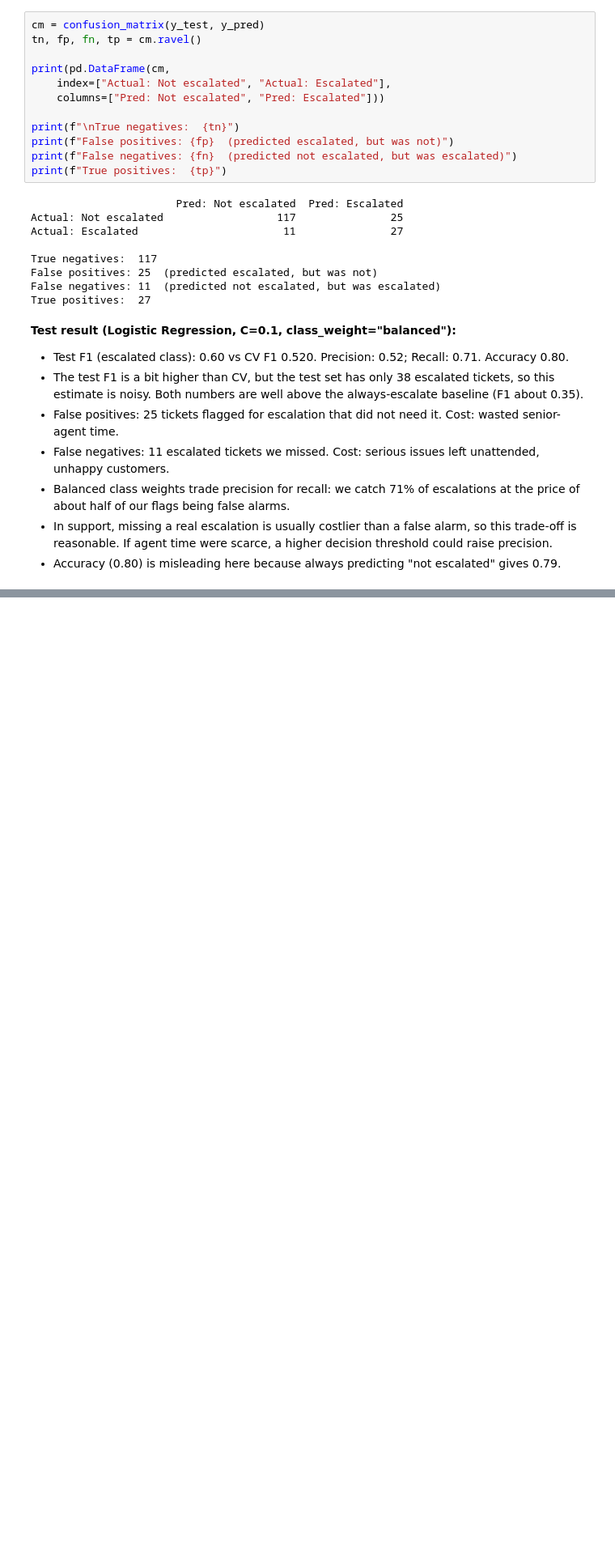
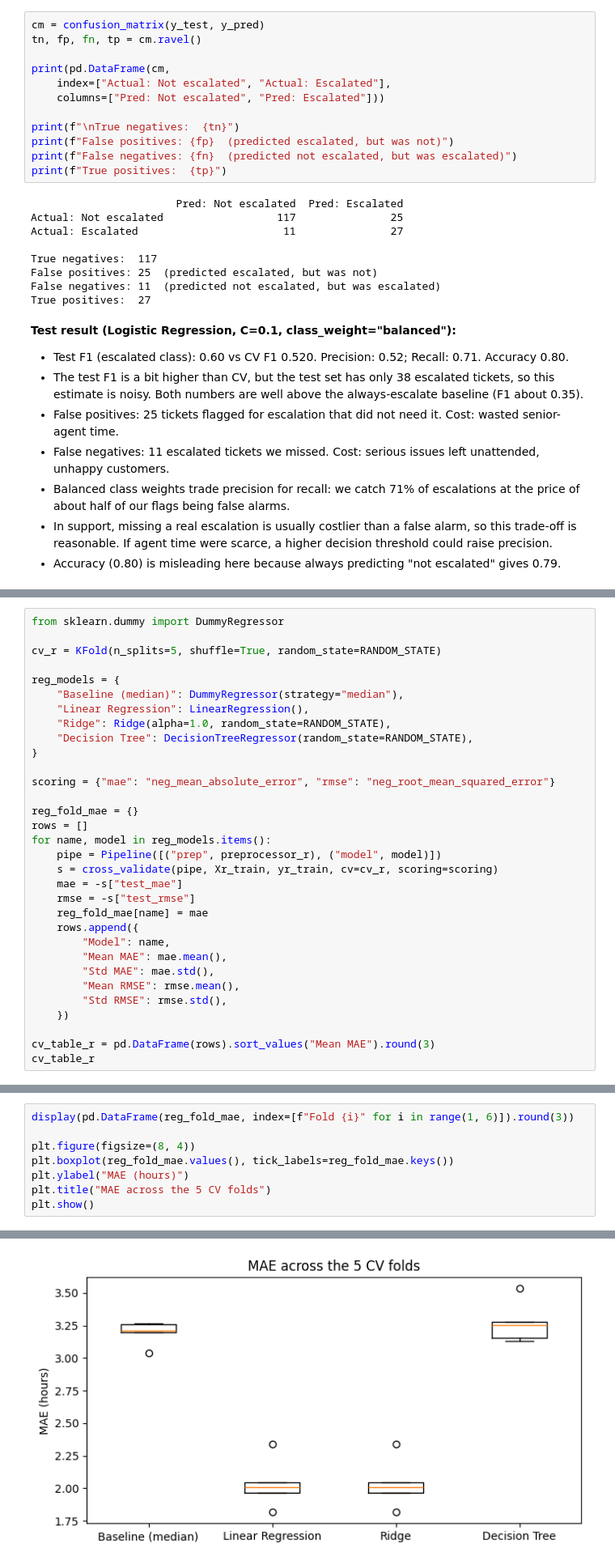
Before and after one commit to Ruhama-Beshada/Ticket-escalation-and-resolution-time-ml, a Jupyter notebook: ticket_analysis.ipynb, the cells around one changed output, grey strips where cells are left out. Shown at 81% size. Drawn from its saved outputs; the diff is of its cells as text; blank space fills up the shorter version.

```diff
--- a/ticket_analysis.ipynb
+++ b/ticket_analysis.ipynb
@@ -338,0 +369,32 @@ True positives:  27
+# %%
+from sklearn.dummy import DummyRegressor
+
+cv_r = KFold(n_splits=5, shuffle=True, random_state=RANDOM_STATE)
+
+reg_models = {
+    "Baseline (median)": DummyRegressor(strategy="median"),
+    "Linear Regression": LinearRegression(),
+    "Ridge": Ridge(alpha=1.0, random_state=RANDOM_STATE),
+    "Decision Tree": DecisionTreeRegressor(random_state=RANDOM_STATE),
+}
+
+scoring = {"mae": "neg_mean_absolute_error", "rmse": "neg_root_mean_squared_error"}
+
+reg_fold_mae = {}
+rows = []
+for name, model in reg_models.items():
+    pipe = Pipeline([("prep", preprocessor_r), ("model", model)])
+    s = cross_validate(pipe, Xr_train, yr_train, cv=cv_r, scoring=scoring)
+    mae = -s["test_mae"]
+    rmse = -s["test_rmse"]
+    reg_fold_mae[name] = mae
+    rows.append({
+        "Model": name,
+        "Mean MAE": mae.mean(),
+        "Std MAE": mae.std(),
+        "Mean RMSE": rmse.mean(),
+        "Std RMSE": rmse.std(),
+    })
+
+cv_table_r = pd.DataFrame(rows).sort_values("Mean MAE").round(3)
+cv_table_r
@@ -338,0 +407,9 @@ True positives:  27
+# %%
+display(pd.DataFrame(reg_fold_mae, index=[f"Fold {i}" for i in range(1, 6)]).round(3))
+
+plt.figure(figsize=(8, 4))
+plt.boxplot(reg_fold_mae.values(), tick_labels=reg_fold_mae.keys())
+plt.ylabel("MAE (hours)")
+plt.title("MAE across the 5 CV folds")
+plt.show()
+# %% [output]
@@ -338,0 +422 @@ True positives:  27
+[figure, added]
```
Also changed, not shown: parts of 7 cells of this notebook.
